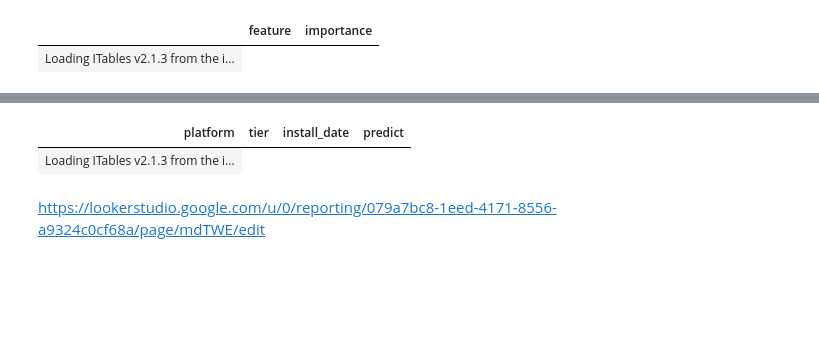
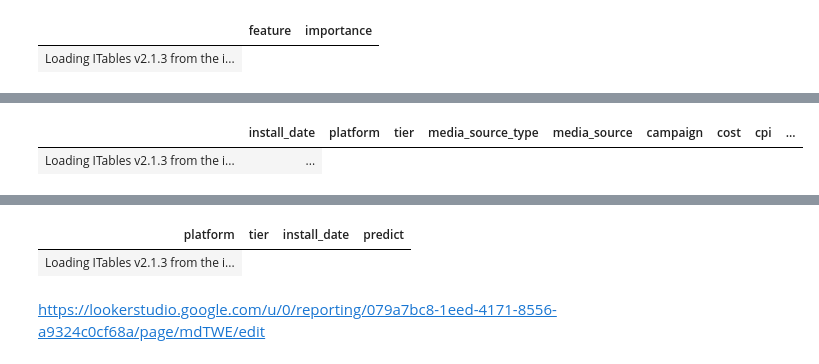
Before and after one commit to snail-fuji/ltv-query-scratch, a Jupyter notebook: coefficients-model.ipynb, the cells around one changed output, grey strips where cells are left out. Saved outputs shown, nothing was run; the diff lists cells and outputs as text; code cells hidden in the pictures; blank space fills up the shorter version.

Commit message:
Updated model

```diff
--- a/coefficients-model.ipynb
+++ b/coefficients-model.ipynb
@@ -482,0 +594,7 @@ Name: inapp_usd_value_30, dtype: float64
+# %%
+model_data_X_df[
+    model_data_X_df['predict'].isnull()
+]
+# %% [output]
+|  | install_date | platform | tier | media_source_type | media_source | campaign | cost | cpi | ... |
+| Loading ITables v2.1.3 from the i... | ... |
```
Also changed, not shown: parts of 24 cells of this notebook.
